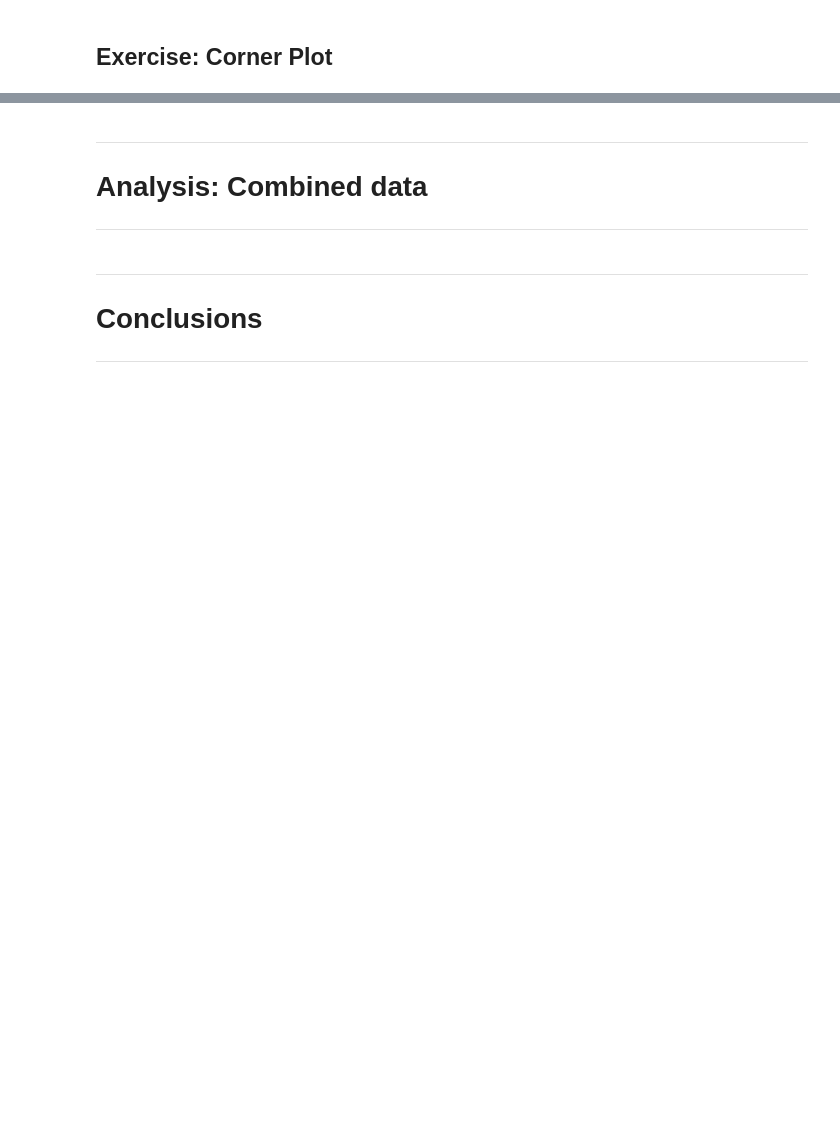
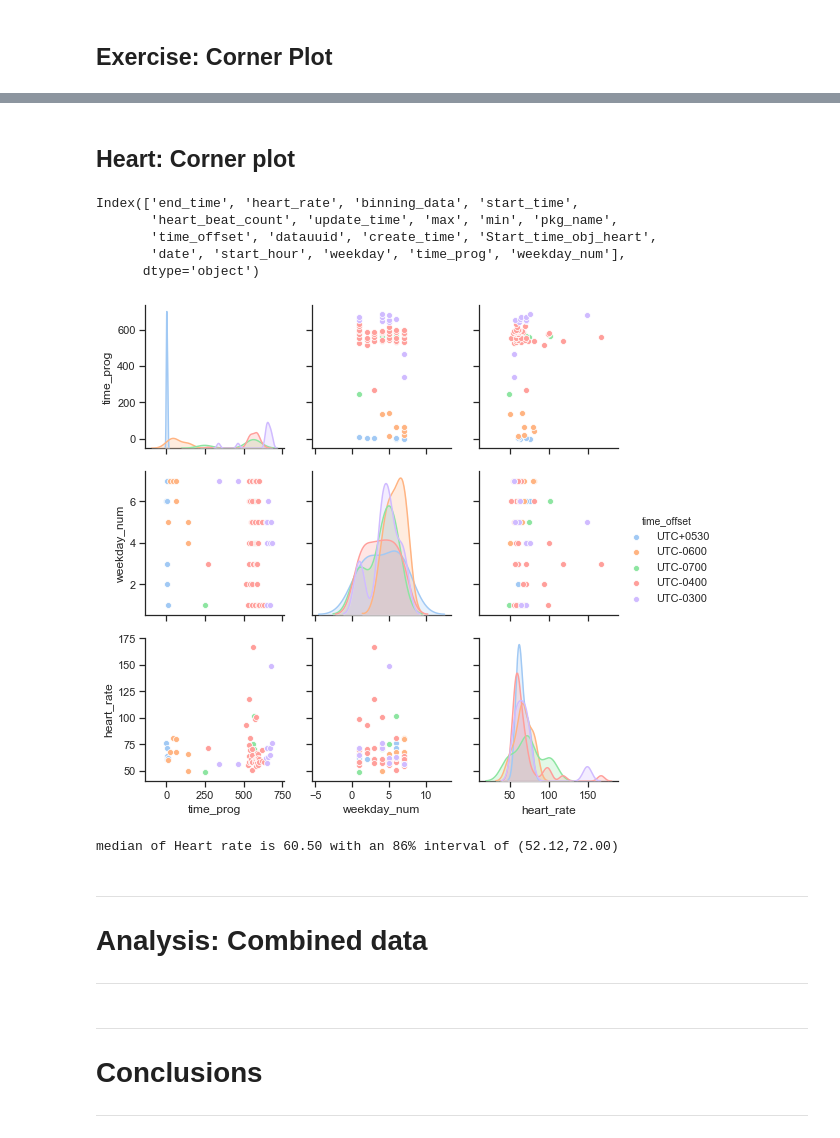
Before and after one commit to Heringer-Epson/Lantern, a Jupyter notebook: course_python/project/Project_Epson.ipynb, the cells around one changed output, grey strips where cells are left out. Saved outputs shown, nothing was run; the diff lists cells and outputs as text; code cells hidden in the pictures; blank space fills up the shorter version.

```diff
--- a/course_python/project/Project_Epson.ipynb
+++ b/course_python/project/Project_Epson.ipynb
@@ -372,6 +372,7 @@ heart_df['start_hour'] = np.array([t.hour + t.minute/60. + t.second/3600. for t
 
 #Compute day of the week.
 heart_df['weekday'] = np.array([calendar.day_name[t.weekday()] for t in starttime_obj])
+heart_df['weekday_num'] = heart_df['weekday'].map(weekday_str2num)
 
 #Compute time progression.
 ref_date = min(starttime_obj)
@@ -392,7 +393,8 @@ Start date:  2016-06-13 11:34:18.535000
 End date:  2018-04-25 14:46:13.476000
 # %%
 #Aggregate the data according to date.
-aggregator = {'heart_rate':'mean'}
+aggregator = {'time_prog':'mean', 'heart_rate':'mean', 'weekday':'first',
+              'weekday_num':'first', 'date':'first', 'time_offset':'first'}
 heart_agg_df = heart_df.resample('D', on='Start_time_obj_heart').agg(aggregator)
 heart_agg_df = heart_agg_df.reset_index()
 # %% [markdown]
@@ -599,3 +603,23 @@ g = sns.pairplot(step_agg_df)
+# %% [markdown]
+## Heart: Corner plot
+# %%
+print(heart_df.columns)
+
+pair_cols = ['time_prog', 'weekday_num', 'heart_rate', 'time_offset']
+g = sns.pairplot(heart_agg_df[pair_cols], hue='time_offset')
+#heart_df.describe()
+#print(heart_agg_df)
+# %% [output]
+Index(['end_time', 'heart_rate', 'binning_data', 'start_time',
+       'heart_beat_count', 'update_time', 'max', 'min', 'pkg_name',
+       'time_offset', 'datauuid', 'create_time', 'Start_time_obj_heart',
+       'date', 'start_hour', 'weekday', 'time_prog', 'weekday_num'],
+      dtype='object')
+[figure, added]
+# %%
+get_quantiles('Heart rate', heart_df['heart_rate'].values)
+# %% [output]
+median of Heart rate is 60.50 with an 86% interval of (52.12,72.00)
 # %% [markdown]
 ---
 # Analysis: Combined data
```
Also changed, not shown: parts of 12 cells of this notebook, 1 other file.
